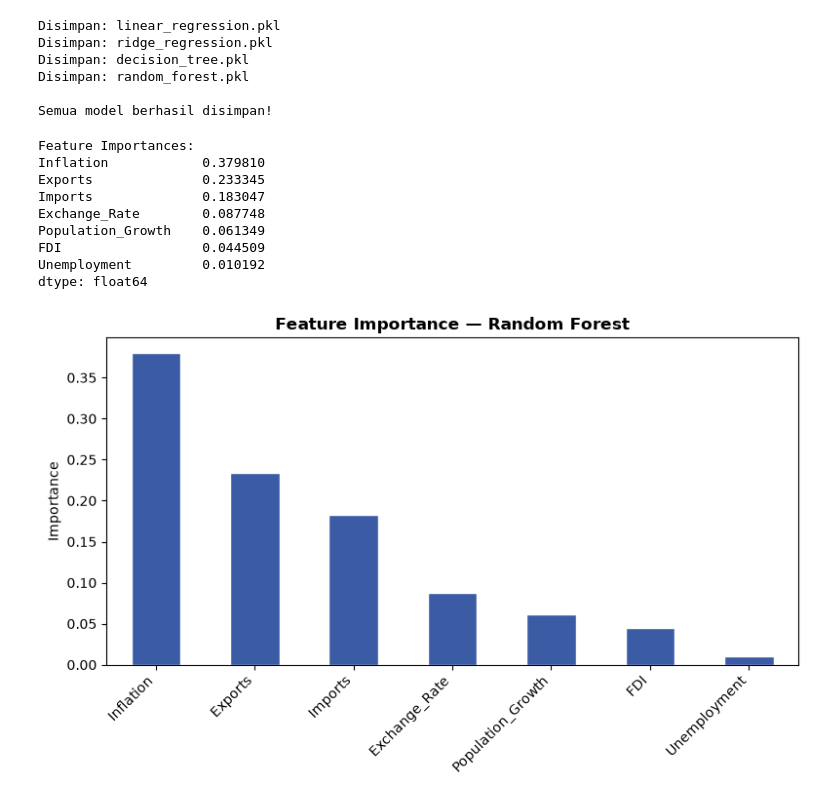
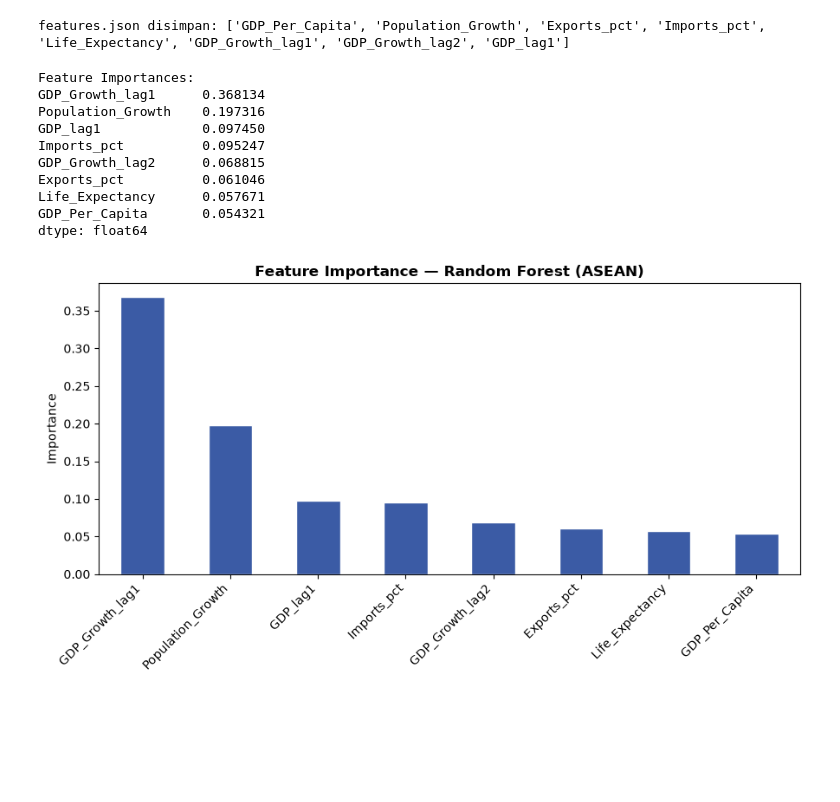
Before and after one commit to daifa-maulana/Kelompok1-ML, a Jupyter notebook: notebooks/04_modeling.ipynb, the cells around one changed output. Saved outputs shown, nothing was run; the diff lists cells and outputs as text; code cells hidden in the pictures; blank space fills up the shorter version.

Commit message:
✨ retrain models ASEAN + update 04_modeling.ipynb

```diff
--- a/notebooks/04_modeling.ipynb
+++ b/notebooks/04_modeling.ipynb
@@ -35,5 +79,5 @@ Training: (27, 7) | Testing: (7, 7)
 # %%
-# Definisi model
+# === TRAINING + KFOLD 5-FOLD EVALUATION ===
 models = {
     'Linear Regression': LinearRegression(),
     'Ridge Regression':  Ridge(alpha=1.0),
@@ -41,36 +85,33 @@ models = {
     'Random Forest':     RandomForestRegressor(n_estimators=100, max_depth=4, random_state=42)
 }
 
-loo = LeaveOneOut()
+kf = KFold(n_splits=5, shuffle=True, random_state=42)
 results = {}
 
 for name, model in models.items():
     print(f'Training: {name}...')
 
-    # LOOCV — gunakan MAE dan RMSE saja (R2 tidak valid untuk LOO dengan data kecil)
-    mae_scores  = -cross_val_score(model, X_train_s, y_train, cv=loo,
-                                   scoring='neg_mean_absolute_error')
-    rmse_scores = np.sqrt(-cross_val_score(model, X_train_s, y_train, cv=loo,
-                                           scoring='neg_mean_squared_error'))
+    # KFold CV pada data train
+    cv_r2   = cross_val_score(model, X_train_s, y_train, cv=kf, scoring='r2')
+    cv_mae  = -cross_val_score(model, X_train_s, y_train, cv=kf, scoring='neg_mean_absolute_error')
+    cv_rmse = np.sqrt(-cross_val_score(model, X_train_s, y_train, cv=kf, scoring='neg_mean_squared_error'))
 
-    # Fit full training, predict test
+    # Fit full train, predict test
     model.fit(X_train_s, y_train)
     y_pred = model.predict(X_test_s)
-
-    # Test R2 dihitung dari test set (bukan LOO) — lebih valid
     test_r2 = r2_score(y_test, y_pred)
 
     results[name] = {
-        'cv_mae':   round(float(mae_scores.mean()), 4),
-        'cv_rmse':  round(float(rmse_scores.mean()), 4),
-        'cv_r2':    round(float(test_r2), 4),   # pakai test R2 sebagai acuan
+        'cv_r2':   round(float(cv_r2.mean()), 4),
+        'cv_mae':  round(float(cv_mae.mean()), 4),
+        'cv_rmse': round(float(cv_rmse.mean()), 4),
+        'test_r2': round(float(test_r2), 4),
         'test_mae':  round(float(mean_absolute_error(y_test, y_pred)), 4),
         'test_rmse': round(float(np.sqrt(mean_squared_error(y_test, y_pred))), 4),
-        'test_r2':   round(float(test_r2), 4),
-        'y_pred':   y_pred.tolist()
+        'y_pred': y_pred.tolist()
     }
-    print(f'  CV MAE={mae_scores.mean():.4f} | CV RMSE={rmse_scores.mean():.4f} | Test R2={test_r2:.4f}')
+    print(f'  CV R2={cv_r2.mean():.4f} | CV MAE={cv_mae.mean():.4f} | CV RMSE={cv_rmse.mean():.4f} | Test R2={test_r2:.4f}')
 
-print('\nSelesai!')
+print('\nSelesai training semua model!')
 # %% [output]
 Training: Linear Regression...
@@ -129,51 +183,42 @@ best_model.pkl disimpan!
-# %%
-# Simpan semua model individual
-os.makedirs('../models', exist_ok=True)
-
-for name, model in models.items():
-    fname = name.lower().replace(' ', '_') + '.pkl'
-    joblib.dump(model, f'../models/{fname}')
-    print(f'Disimpan: {fname}')
-
-print('\nSemua model berhasil disimpan!')
-# %% [output]
-Disimpan: linear_regression.pkl
-Disimpan: ridge_regression.pkl
-Disimpan: decision_tree.pkl
-Disimpan: random_forest.pkl
-
-Semua model berhasil disimpan!
+# %%
+# === SIMPAN features.json ===
+# File ini WAJIB ada agar Fajar dan Raufan pakai urutan fitur yang sama
+with open('../models/features.json', 'w') as f:
+    json.dump(FEATURES, f, indent=2)
+print('features.json disimpan:', FEATURES)
+# %% [output]
+features.json disimpan: ['GDP_Per_Capita', 'Population_Growth', 'Exports_pct', 'Imports_pct', 'Life_Expectancy', 'GDP_Growth_lag1', 'GDP_Growth_lag2', 'GDP_lag1']
 # %%
-# Feature importance / koefisien
+# === FEATURE IMPORTANCE ===
 if hasattr(best_model, 'feature_importances_'):
     fi = pd.Series(best_model.feature_importances_, index=FEATURES).sort_values(ascending=False)
     importance_dict = fi.to_dict()
     print('Feature Importances:')
 elif hasattr(best_model, 'coef_'):
     fi = pd.Series(best_model.coef_, index=FEATURES).sort_values(ascending=False)
     importance_dict = fi.to_dict()
     print('Koefisien:')
 print(fi)
 
-# Plot
 os.makedirs('../data/eda_outputs', exist_ok=True)
-plt.figure(figsize=(8, 5))
+plt.figure(figsize=(9, 5))
 fi.plot(kind='bar', color='#3B5BA5', edgecolor='white')
-plt.title(f'Feature Importance — {best_name}', fontweight='bold')
+plt.title(f'Feature Importance — {best_name} (ASEAN)', fontweight='bold')
 plt.ylabel('Importance')
 plt.xticks(rotation=45, ha='right')
 plt.tight_layout()
 plt.savefig('../data/eda_outputs/feature_importance.png', dpi=150)
 plt.show()
 # %% [output]
 Feature Importances:
-Inflation            0.379810
-Exports              0.233345
-Imports              0.183047
-Exchange_Rate        0.087748
-Population_Growth    0.061349
-FDI                  0.044509
-Unemployment         0.010192
+GDP_Growth_lag1      0.368134
+Population_Growth    0.197316
+GDP_lag1             0.097450
+Imports_pct          0.095247
+GDP_Growth_lag2      0.068815
+Exports_pct          0.061046
+Life_Expectancy      0.057671
+GDP_Per_Capita       0.054321
 dtype: float64
-[figure, old version]
+[figure, new version]
 # %%
```
Also changed, not shown: parts of 10 cells of this notebook, 11 other files.
